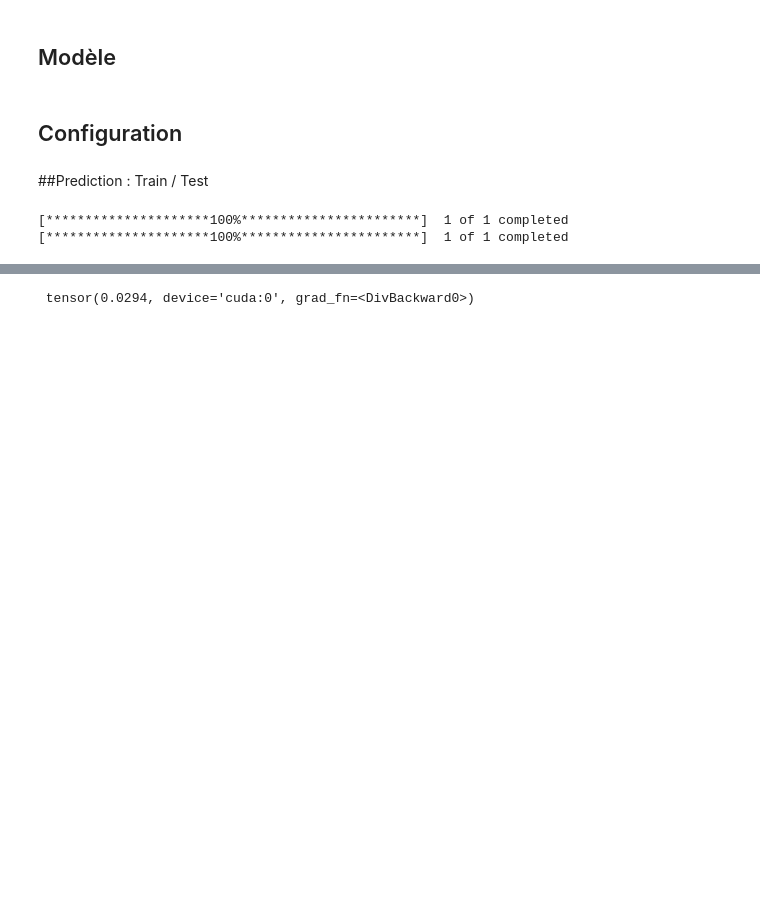
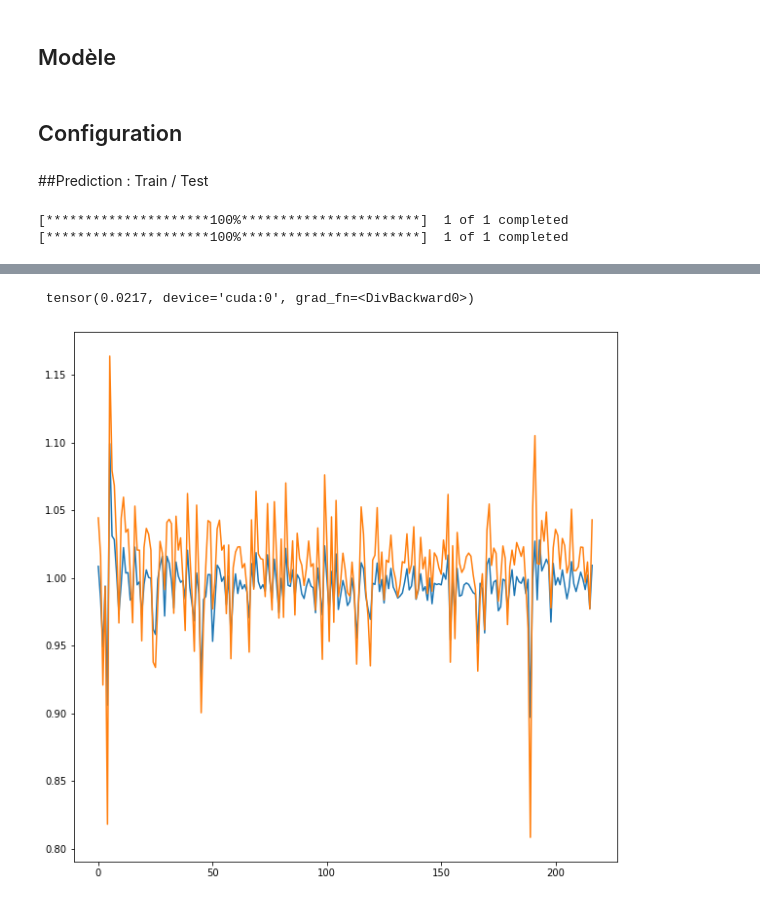
Before and after one commit to QuentinRapilly/StockPriceAI, a Jupyter notebook: stock_price_prediction.ipynb, the cells around one changed output, grey strips where cells are left out. Saved outputs shown, nothing was run; the diff lists cells and outputs as text; code cells hidden in the pictures; blank space fills up the shorter version.

```diff
--- a/stock_price_prediction.ipynb
+++ b/stock_price_prediction.ipynb
@@ -107,7 +103,7 @@ class StockAI(Module):
         self.input_size = input_size
         self.lstm_size = lstm_size
         self.num_layers = num_layers
-        self.lstm = LSTM(self.input_size, hidden_size=1, num_layers=self.num_layers,dropout=1-keep_prob, batch_first=True)
+        self.lstm = LSTM(self.input_size, hidden_size=self.lstm_size, num_layers=self.num_layers,dropout=1-keep_prob, batch_first=True, proj_size = 1)
 
     def forward(self,x):
         a, b = self.lstm(x)
@@ -121,7 +117,7 @@ class StockAIConfig():
             "input_size": 1,
             "lstm_size": 128,
             "num_layers": 1,
-            "keep_prob": 0.8
+            "keep_prob": 0.5
         },
 
         "dataset_train":{
@@ -129,15 +125,15 @@ class StockAIConfig():
             "end_date": '2008-11-16',
             "interval_date": '1d',
             "nb_samples":15,
-            "batch_size": 16,
-            "shuffle":False
+            "batch_size": 64,
+            "shuffle":True
         },
         "dataset_test":{
             "start_date": '2008-11-17',
             "end_date": '2021-11-16',
             "interval_date": '1d',
             "nb_samples":15,
-            "batch_size": 16,
+            "batch_size": 64,
             "shuffle":False
         },
 
@@ -217,10 +213,10 @@ for epoch_step in range(config["learning"]["max_epoch"]):
         x = torch.unsqueeze(x, -1).float()
         y = y.float()
         x, y = x.to(device), y.to(device)
-        y_pred = model.forward(x)
+        y_pred = torch.squeeze(model.forward(x))
         loss = loss_fn(y_pred, y)
 
-        if i_batch%10==0:
+        if i_batch%60==0:
             print(f"step: {i_batch}, loss = {loss}")
 
         # Zero gradients, perform a backward pass, and update the weights.
@@ -255,11 +249,11 @@ for i_batch, batch in enumerate(dataloader_test):
         x = torch.unsqueeze(x, -1).float()
         y = y.float()
         x, y = x.to(device), y.to(device)
-        y_pred = model.forward(x)
+        y_pred = torch.squeeze(model.forward(x))
         error = torch.mean(torch.abs((y - y_pred) / y))
         runnning_mape += error
 
 mape = runnning_mape / len(dataloader_test)
 print("",mape)
 # %% [output]
- tensor(0.0294, device='cuda:0', grad_fn=<DivBackward0>)
+ tensor(0.0217, device='cuda:0', grad_fn=<DivBackward0>)
@@ -265,0 +262,19 @@ print("",mape)
+# %%
+p = dataset_test.__len__()
+pred = list()
+truth = list()
+for i in range(p-1):
+  x, y = dataset_test.__getitem__(i)
+  x = torch.unsqueeze(torch.unsqueeze(x, -1),0).float()
+  x = x.to(device)
+  truth.append(y)
+  res = torch.squeeze(model.forward(x))
+  pred.append(res)
+
+plt.figure(figsize=(10,10))
+plt.plot(pred)
+plt.plot(truth)
+
+plt.show()
+# %% [output]
+[figure, added]
```
Also changed, not shown: parts of 4 cells of this notebook.
